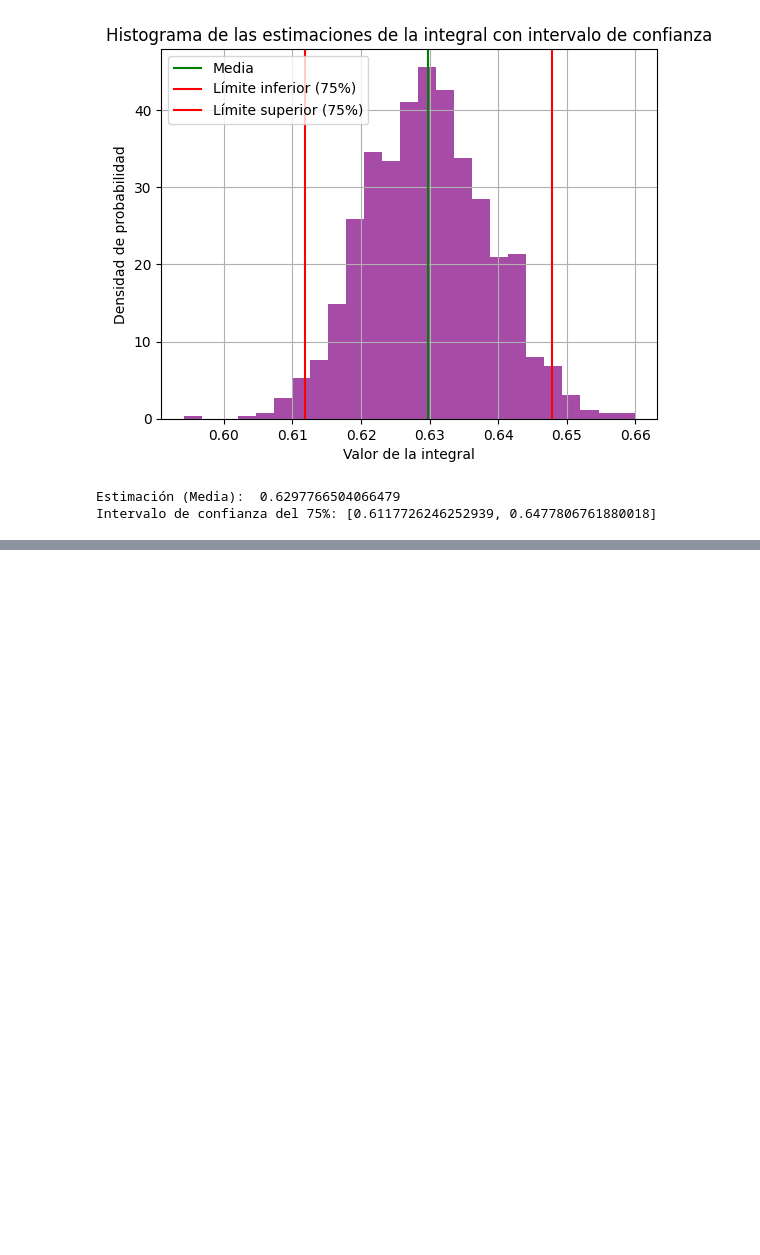
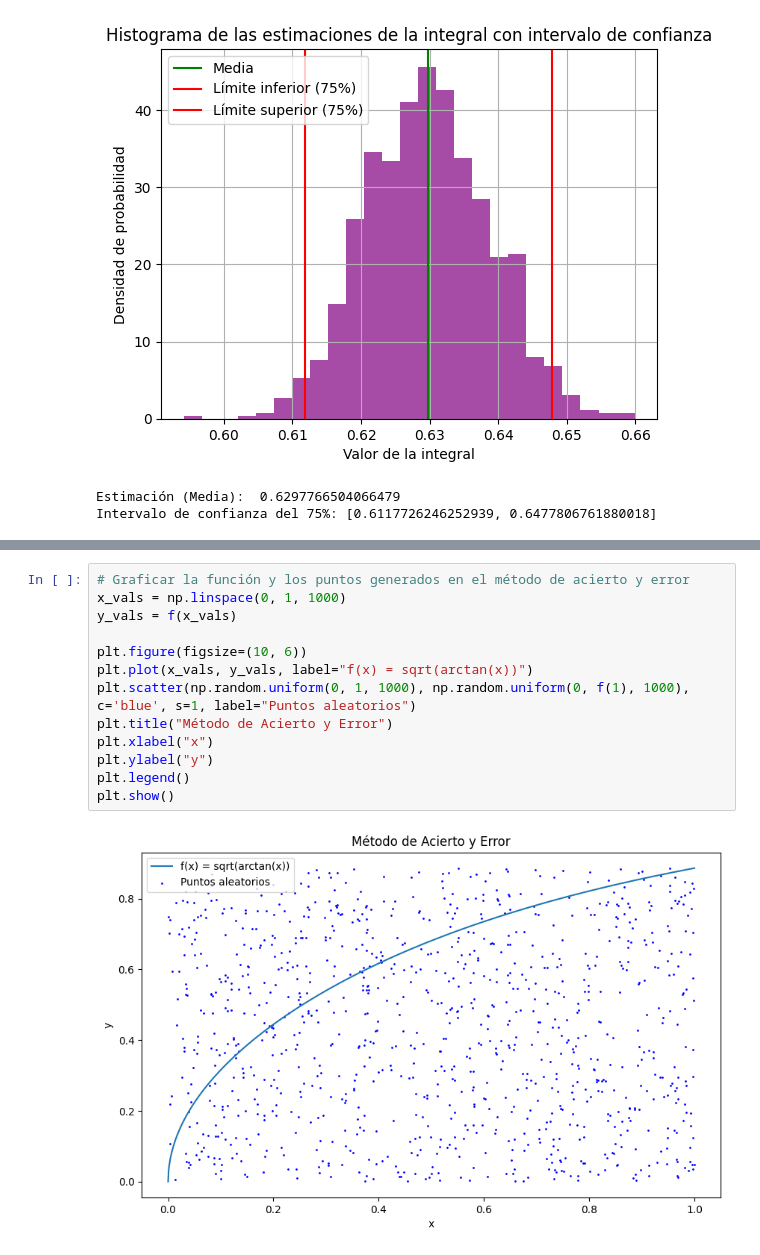
Before and after one commit to 0DianaHernandez/Simulaci-n-I, a Jupyter notebook: Intrgracion_MC.ipynb, the cells around one changed output, grey strips where cells are left out. Drawn from its saved outputs; the diff is of its cells as text; blank space fills up the shorter version.

```diff
--- a/Intrgracion_MC.ipynb
+++ b/Intrgracion_MC.ipynb
@@ -165,0 +204,15 @@ Intervalo de confianza del 75%: [0.6117726246252939, 0.6477806761880018]
+# %%
+# Graficar la función y los puntos generados en el método de acierto y error
+x_vals = np.linspace(0, 1, 1000)
+y_vals = f(x_vals)
+
+plt.figure(figsize=(10, 6))
+plt.plot(x_vals, y_vals, label="f(x) = sqrt(arctan(x))")
+plt.scatter(np.random.uniform(0, 1, 1000), np.random.uniform(0, f(1), 1000), c='blue', s=1, label="Puntos aleatorios")
+plt.title("Método de Acierto y Error")
+plt.xlabel("x")
+plt.ylabel("y")
+plt.legend()
+plt.show()
+# %% [output]
+[figure, added]
```
Also changed, not shown: parts of 8 cells of this notebook.
